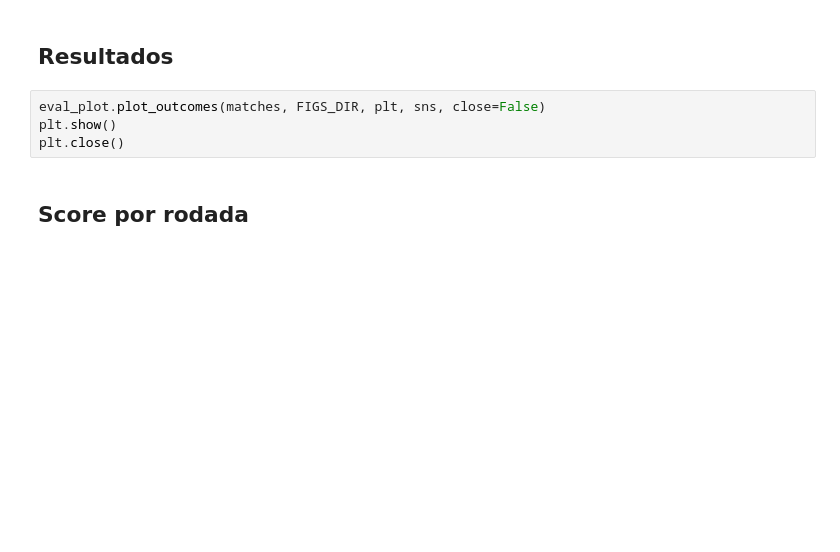
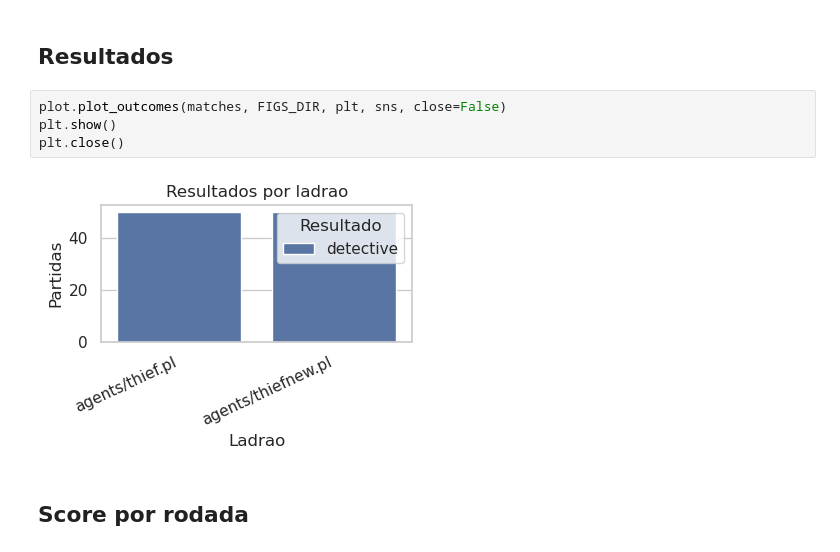
Before and after one commit to Kyamel/agents, a Jupyter notebook: tools/eval/plot.ipynb, the cells around one changed output. Saved outputs shown, nothing was run; the diff lists cells and outputs as text; blank space fills up the shorter version.

```diff
--- a/tools/eval/plot.ipynb
+++ b/tools/eval/plot.ipynb
@@ -65,9 +83,11 @@ plt.close()
 # %% [markdown]
 ## Resultados
 # %%
-eval_plot.plot_outcomes(matches, FIGS_DIR, plt, sns, close=False)
+plot.plot_outcomes(matches, FIGS_DIR, plt, sns, close=False)
 plt.show()
 plt.close()
+# %% [output]
+[figure, added]
 # %% [markdown]
 ## Score por rodada
 # %%
```
Also changed, not shown: parts of 9 cells of this notebook.
